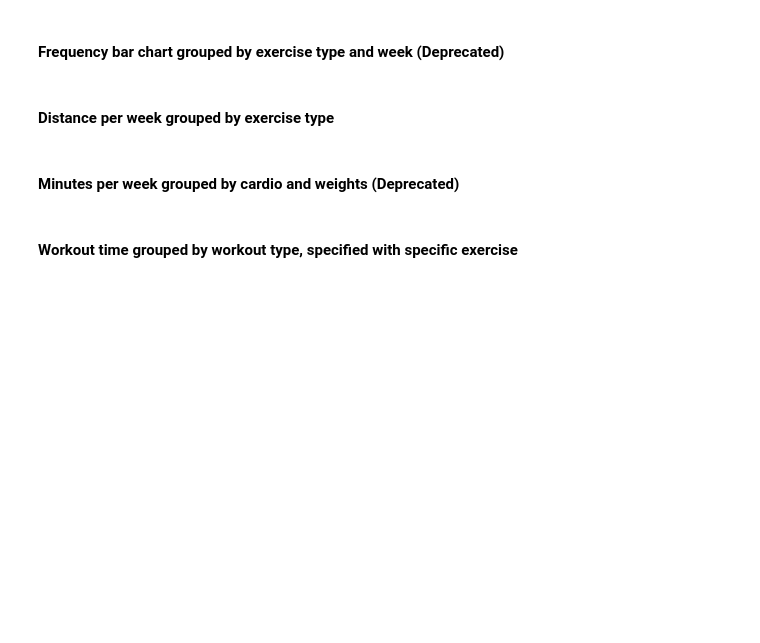
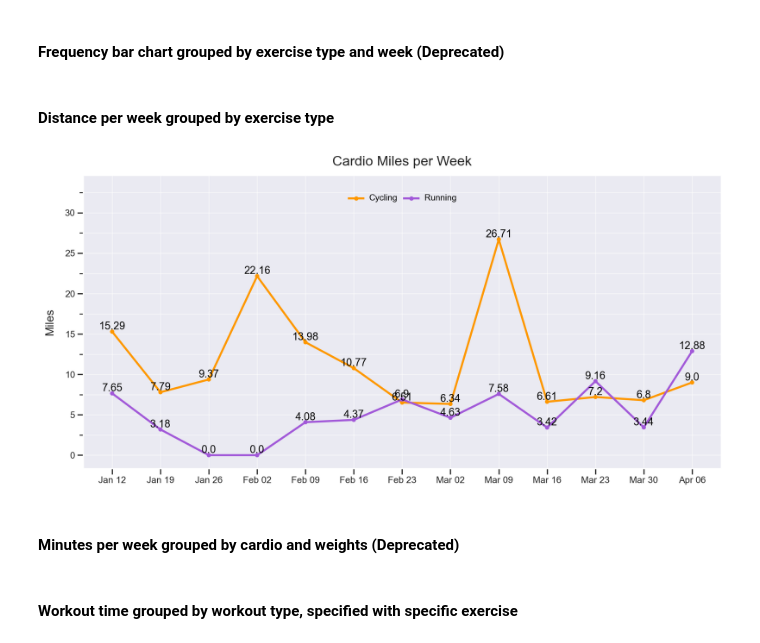
Before and after one commit to Ryan-Iacovone/Habit-Tracker-Website, a Jupyter notebook: QA_Env.ipynb, the cells around one changed output. Drawn from its saved outputs; the diff is of its cells as text; code cells hidden in the pictures; blank space fills up the shorter version.

Commit message:
Unify top UI, move overview_visualizations to static images, added weekly_workout_time_linegraph

```diff
--- a/QA_Env.ipynb
+++ b/QA_Env.ipynb
@@ -819,31 +821,54 @@ full_miles_week = pd.merge(full_miles_week,
     aw_all[['week', 'week_date']].drop_duplicates(),
     on='week_date',
     how='left')
+
+# Using the max point in the graph to calculate max Y axis to give enough room for horizonal legend
+y_max = full_miles_week["Total_Miles"].max()
+
+cushion = 6
+
+y_limit = round(cushion + y_max)
 # %%
 ############### Distance per week grouped by exercise type ###############
 #full_miles_week = gen_distance_df(aw_final, l_3_m)
 #def Distance_BarChart():
 
-plot = (ggplot(full_miles_week, aes(x='week', y='Total_Miles', fill='activity')) +
-geom_bar(stat='identity', position='dodge', color = "Black") +
-geom_text(aes(label='Total_Miles'), position=position_dodge(width=.9), va='bottom') +
+plot = (ggplot(full_miles_week, aes(x='week', y='Total_Miles', group='activity' )) +
 
-scale_y_continuous(breaks = range(0, 36, 5),
+geom_line(aes( color='activity' ), size=1.2) +
+geom_point(aes( color='activity' )) +
+
+#geom_bar(stat='identity', position='dodge', color = "Black") +
+
+
+geom_text(aes(label='Total_Miles'),  va='bottom') + #position=position_dodge(width=.9),
+
+scale_y_continuous(breaks = range(0, y_limit, 5),
                 #minor_breaks=range(0, 36, 2),  # Can't do minor ticks 2.5 because int not float :(
-                limits = [0, 36]) +
+                limits = [0, y_limit]) +
 
-scale_fill_manual(values={'Running': '#a259d9',
+scale_color_manual(values={'Running': '#a259d9',
     'Cycling': '#ff9800'}) +
 
 labs(title= "Cardio Miles per Week",
     x="",
     y="Miles",
     fill = "Activity") +
 theme_seaborn() +
+
 theme(figure_size=(10, 5),
-    panel_grid_minor_y = element_line(color = "White", linetype = "dotted")))
+      legend_position= (.5, .95),
+      legend_title=element_blank(),
+      legend_direction='horizontal',
+      legend_text=element_text(color="Black", size=9),
+      legend_background= element_blank(), #element_rect(fill="#1E2A38", color=None),
+      legend_key=element_blank(), # Removes boxing/shading around lines in legend
+
+      panel_grid_minor_y = element_line(color = "White", linetype = "solid")))
 
 plot
+# %% [output]
+[figure, added]
 # %% [markdown]
 #### Minutes per week grouped by cardio and weights (Deprecated)
 # %%
```
Also changed, not shown: parts of 2 cells of this notebook, 18 other files.
